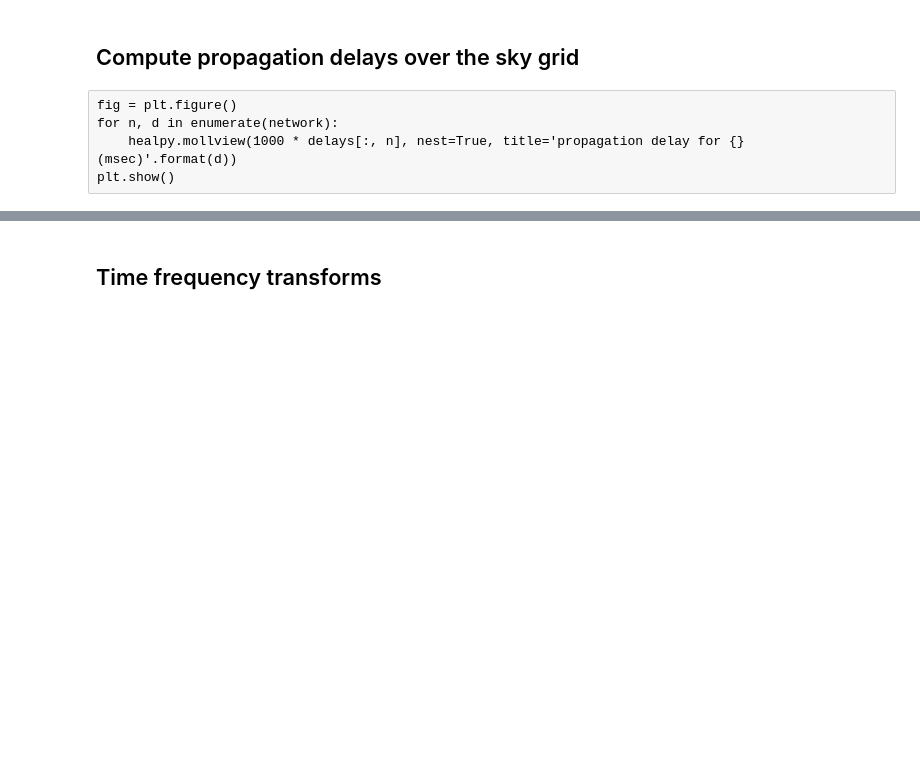
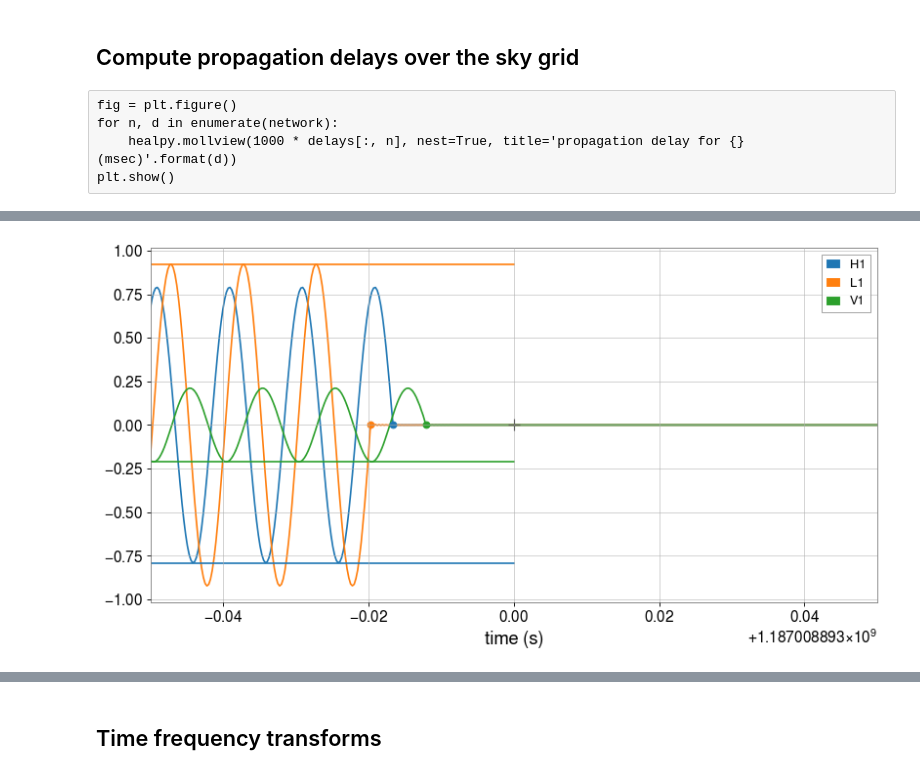
Before and after one commit to ecm0/pyburst, a Jupyter notebook: pipeline/pipeline.ipynb, the cells around one changed output, grey strips where cells are left out. Drawn from its saved outputs; the diff is of its cells as text; code cells hidden in the pictures; blank space fills up the shorter version.

Commit message:
add injection check and fix

```diff
--- a/pipeline/pipeline.ipynb
+++ b/pipeline/pipeline.ipynb
@@ -132,10 +53,3 @@ plt.plot(lon, lat, '.')
 plt.show()
 # %% [markdown]
 ## Compute antenna pattern over the sky grid
-# %%
-antenna_patterns= []
-for p in sky.grid.healpix_to_skycoord(range(sky.grid.npix)):
-    antenna_patterns.append([d.antenna_pattern(math.radians(p.ra.value), math.radians(p.dec.value), 0, ref_time=None) \
-                             for d in network])
-
-antenna_patterns = numpy.array(antenna_patterns)
@@ -163,0 +211,13 @@ plt.show()
+# %%
+pt_eq = pb.skymaps.Skypoint(numpy.radians(ra), numpy.radians(dec), \
+                     'equatorial', 'injection')
+print(pt_eq)
+pt_geo = pt_eq.transform_to('geographic', time)
+print(pt_geo)
+
+for d in network:
+    print("{}:".format(d))
+    print(d.antenna_pattern(*pt_eq.coords(fmt='lonlat', unit='radians'), 0, ref_time=time))
+    print(d.antenna_pattern(*pt_geo.coords(fmt='lonlat', unit='radians'), 0, ref_time=None))
+    print(d.time_delay_from_earth_center(*pt_eq.coords(fmt='lonlat', unit='radians'), ref_time=time))
+    print(d.time_delay_from_earth_center(*pt_geo.coords(fmt='lonlat', unit='radians'), ref_time=None))
@@ -163,0 +242,31 @@ plt.show()
+# %%
+my_antenna_patt = numpy.array([d.antenna_pattern(*pt_eq.coords(fmt='lonlat', unit='radians'),0,ref_time=time) for d in network])
+my_delays = numpy.array([d.time_delay_from_earth_center(*pt_eq.coords(fmt='lonlat', unit='radians'), ref_time=time) for d in network])
+
+# ix = close_pixels[0][1]
+# print('pixel is {}'.format(ix))
+# print('antenna patt: {}'.format(antenna_patterns[ix][:,0]))
+# print('delays: {}'.format(delays[ix]))
+
+fig, axes = plt.subplots()
+for h,d in zip(hoft,network):
+    plt.plot(h, label=d)
+
+plt.plot(time+1,0,'k+', markersize=10)
+plt.gca().set_prop_cycle(None)
+for t in my_delays:
+# for t in delays[ix]:
+    plt.plot(time+1+t,0,'o')
+
+plt.gca().set_prop_cycle(None)
+for a in my_antenna_patt[:,0]:
+#for a in antenna_patterns[ix][:,0]:
+    plt.plot([time, time+1],[a, a],'-')
+
+plt.xlim([time+0.95,time+1.05])
+plt.xlabel('time (s)')
+plt.ylabel('')
+plt.legend(loc='upper right')
+plt.show()
+# %% [output]
+[figure, added]
```
Also changed, not shown: parts of 52 cells of this notebook.
